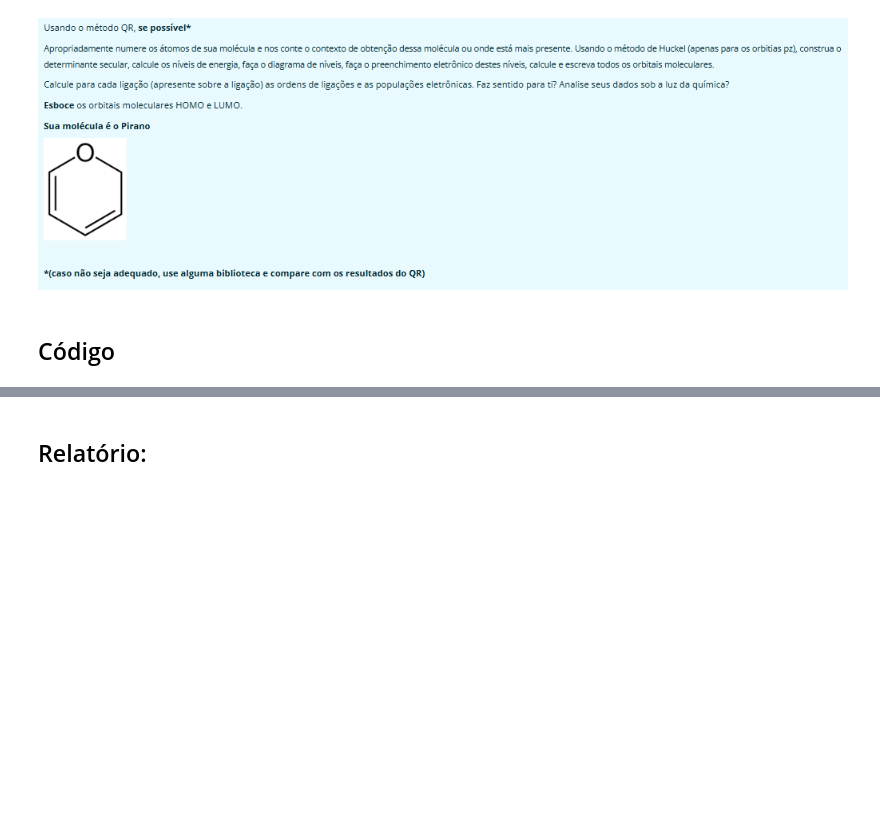
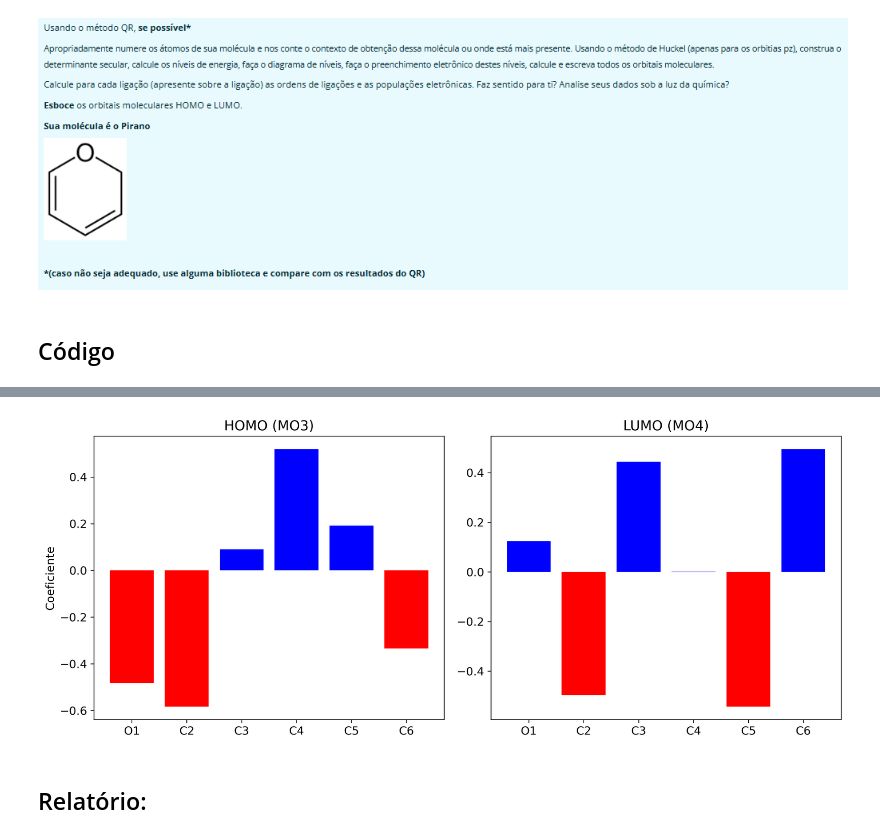
Before and after one commit to vinanit/Atividade-8-Fisica-Computacional, a Jupyter notebook: Av8.ipynb, the cells around one changed output, grey strips where cells are left out. Cells and saved outputs as stored; diff of their text form; code cells hidden in the pictures; blank space fills up the shorter version.

```diff
--- a/Av8.ipynb
+++ b/Av8.ipynb
@@ -206,2 +528,29 @@ C5-C6: 0.6960
+# %%
+# Código adicional para esboçar HOMO e LUMO
+def esbocar_orbitais_homo_lumo(orbitais, homo_idx, lumo_idx, atom_labels):
+    """Esboça os orbitais HOMO e LUMO"""
+    fig, (ax1, ax2) = plt.subplots(1, 2, figsize=(12, 5))
+
+    # HOMO
+    homo = orbitais[:, homo_idx]
+    ax1.bar(atom_labels, homo, color=['red' if x < 0 else 'blue' for x in homo])
+    ax1.set_title(f'HOMO (MO{homo_idx+1})')
+    ax1.set_ylabel('Coeficiente')
+
+    # LUMO
+    lumo = orbitais[:, lumo_idx]
+    ax2.bar(atom_labels, lumo, color=['red' if x < 0 else 'blue' for x in lumo])
+    ax2.set_title(f'LUMO (MO{lumo_idx+1})')
+
+    plt.tight_layout()
+    plt.savefig('homo_lumo_esboco.png', dpi=300,
+        facecolor='white', edgecolor='white',
+        transparent=False)
+    plt.show()
+
+# Usar:
+esbocar_orbitais_homo_lumo(orbitais, homo_naftaleno_idx, lumo_naftaleno_idx, ['O1', 'C2', 'C3', 'C4', 'C5', 'C6'])
+# %% [output]
+[figure, added]
 # %% [markdown]
 ## Relatório:
```
Also changed, not shown: parts of 41 cells of this notebook, 27 other files.
